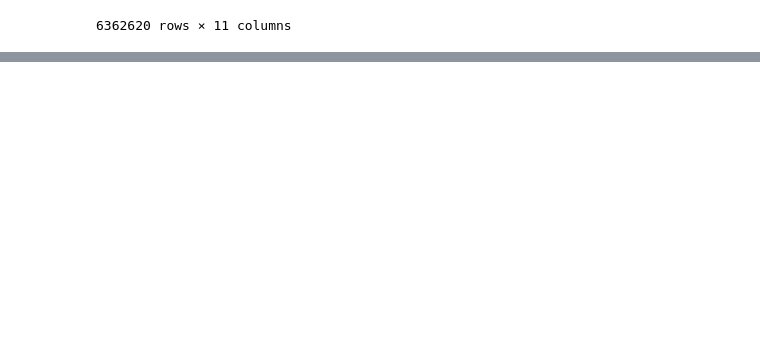
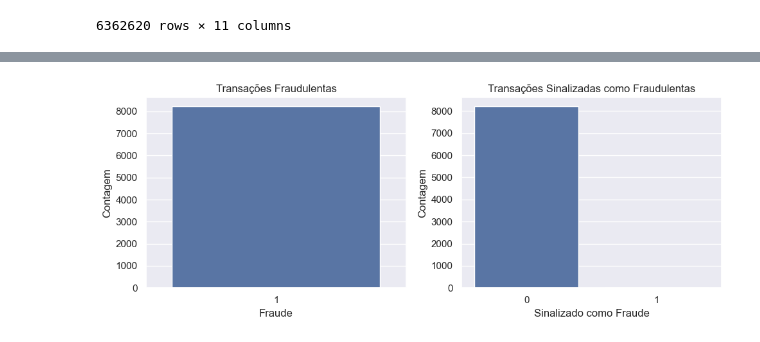
Before and after one commit to gui23dib/AI-Model-Test, a Jupyter notebook: exploratoryAnalysis.ipynb, the cells around one changed output, grey strips where cells are left out. Saved outputs shown, nothing was run; the diff lists cells and outputs as text; code cells hidden in the pictures; blank space fills up the shorter version.

```diff
--- a/exploratoryAnalysis.ipynb
+++ b/exploratoryAnalysis.ipynb
@@ -89,0 +176,24 @@ dtype: int64
+# %%
+# Contagem de transações fraudulentas e sinalizadas como fraudulentas
+fraud_counts = df['isFraud'].value_counts()
+flagged_counts = df['isFlaggedFraud'].value_counts()
+
+# Gráfico de barras para 'isFraud'
+plt.figure(figsize=(10, 4))
+plt.subplot(1, 2, 1)
+sns.barplot(x=fraud_counts.index, y=fraud_counts.values)
+plt.title('Transações Fraudulentas')
+plt.xlabel('Fraude')
+plt.ylabel('Contagem')
+
+# Gráfico de barras para 'isFlaggedFraud'
+plt.subplot(1, 2, 2)
+sns.barplot(x=flagged_counts.index, y=flagged_counts.values)
+plt.title('Transações Sinalizadas como Fraudulentas')
+plt.xlabel('Sinalizado como Fraude')
+plt.ylabel('Contagem')
+
+plt.tight_layout()
+plt.show()
+# %% [output]
+[figure, added]
```
Also changed, not shown: parts of 16 cells of this notebook, 4 other files.
